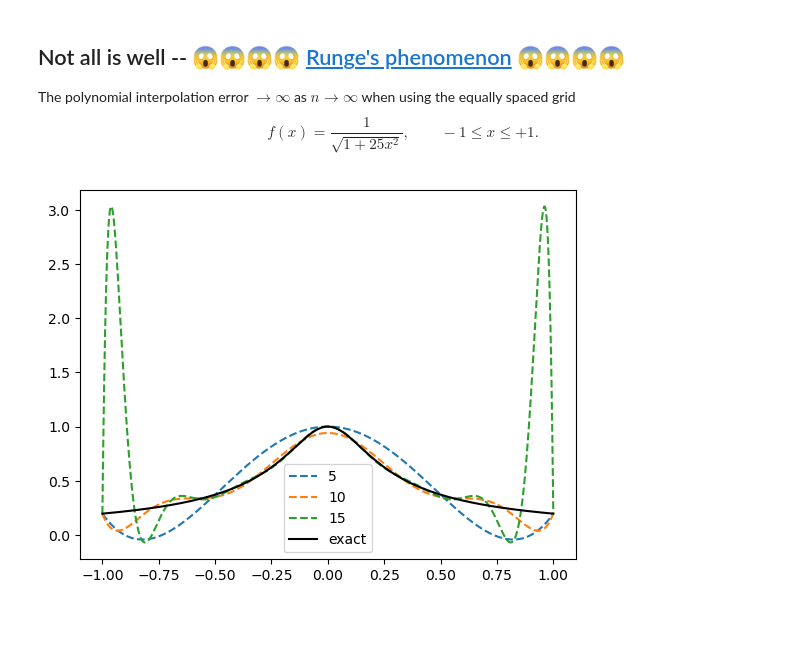
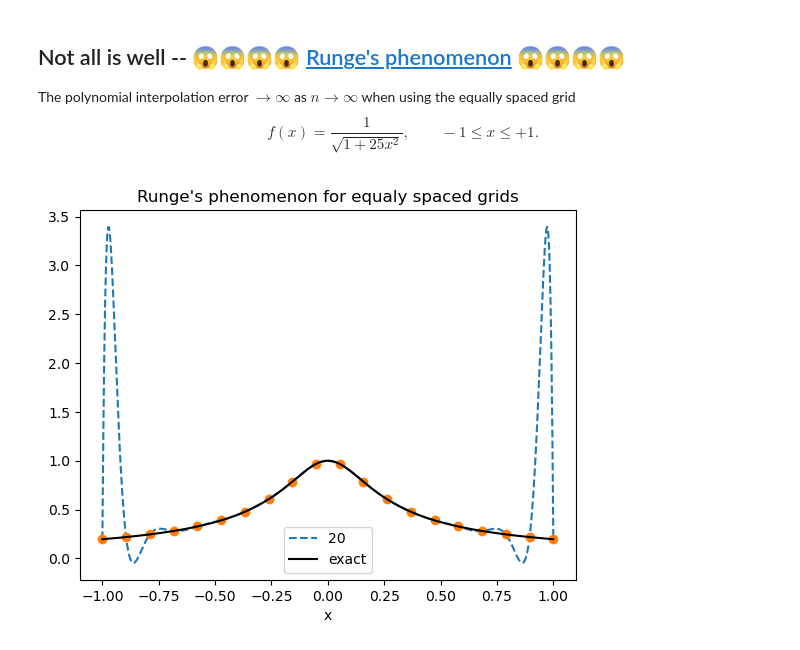
Before and after one commit to tkeegan12/Course_Computational_Physics_and_Engineering, a Jupyter notebook: Module5_Interpolation_and_Curve_fitting.ipynb, the cells around one changed output. Saved outputs shown, nothing was run; the diff lists cells and outputs as text; code cells hidden in the pictures; blank space fills up the shorter version.

```diff
--- a/Module5_Interpolation_and_Curve_fitting.ipynb
+++ b/Module5_Interpolation_and_Curve_fitting.ipynb
@@ -147,17 +147,21 @@ $$
 # %%
 f(x) = 1 / sqrt(1 + 25 * x ^ 2)
 
 x_eval = range(-1, 1, 1000)
 
-for n = [5, 10, 15]
+for n = [20]#[5, 10, 15]
 
     x_given = range(-1, 1, n)
 
     plot(x_eval, lagrange_interp(x_given, f.(x_given), x_eval), "--", label=string(n))
+
+    plot(x_given,  f.(x_given), "o")
 end
 
+title("Runge's phenomenon for equaly spaced grids")
 plot(x_eval, f.(x_eval), "k", label="exact")
 legend()
+xlabel("x")
 show()
 # %% [output]
-[figure, old version]
+[figure, new version]
```
Also changed, not shown: parts of 7 cells of this notebook.
